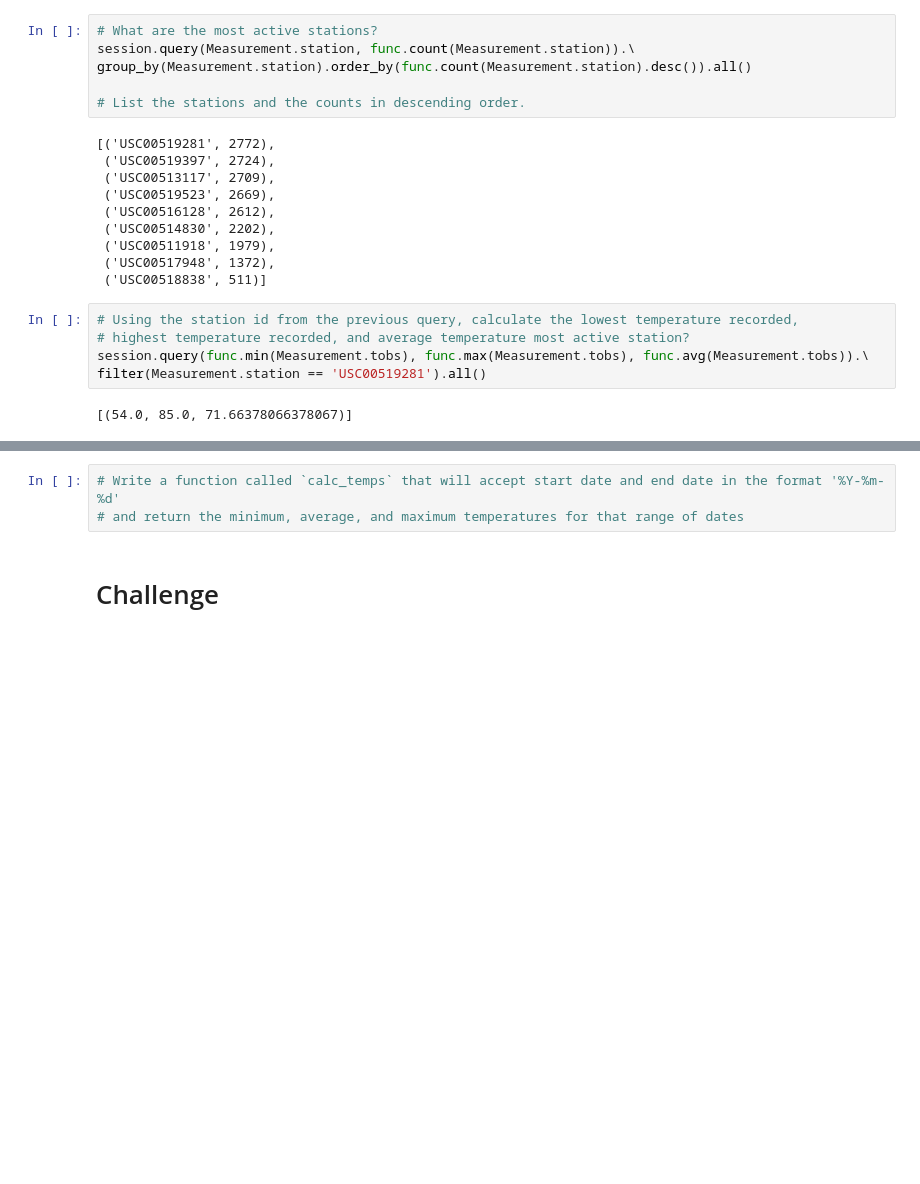
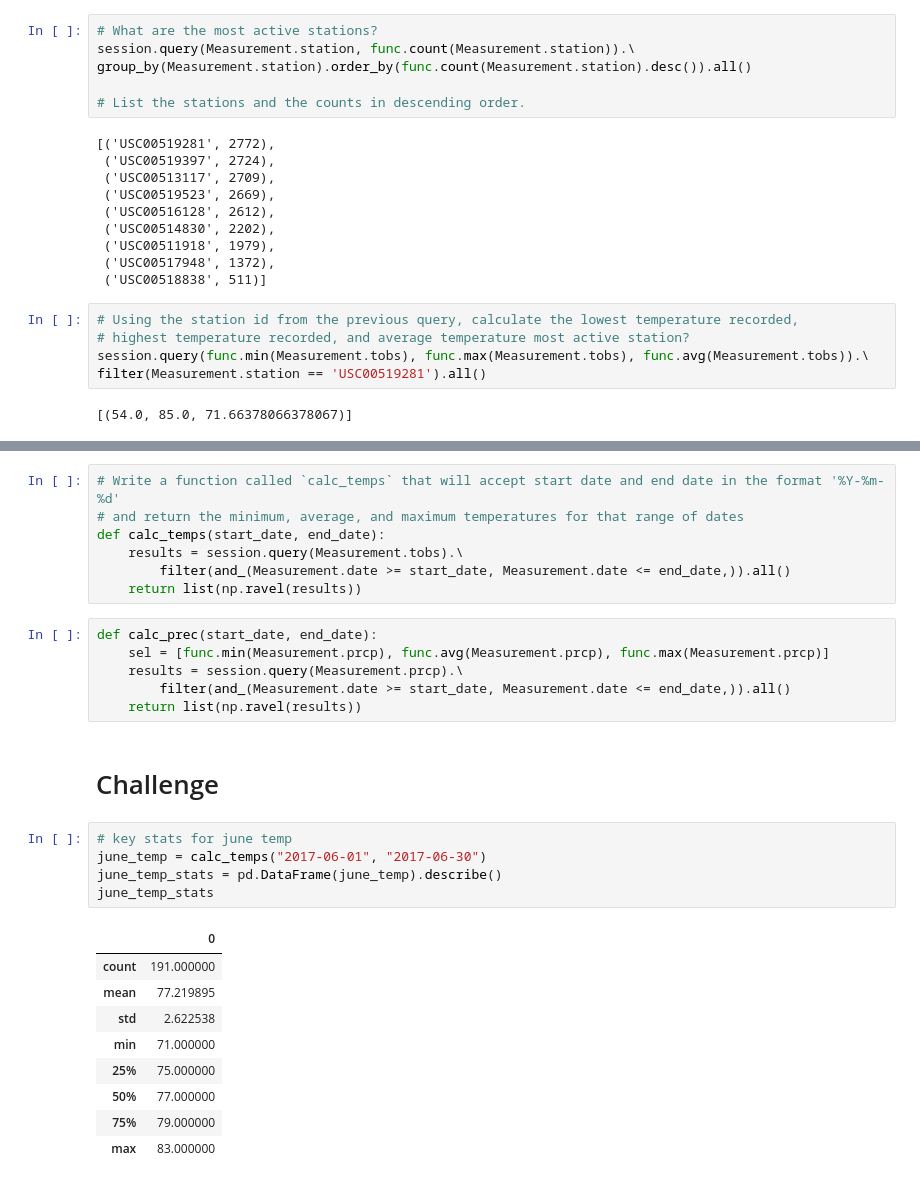
Before and after one commit to CristinaFoltea/surfs_up, a Jupyter notebook: climate_analysis.ipynb, the cells around one changed output, grey strips where cells are left out. Cells and saved outputs as stored; diff of their text form; blank space fills up the shorter version.

```diff
--- a/climate_analysis.ipynb
+++ b/climate_analysis.ipynb
@@ -112,5 +113,30 @@ plt.tight_layout()
 # %%
 # Write a function called `calc_temps` that will accept start date and end date in the format '%Y-%m-%d'
 # and return the minimum, average, and maximum temperatures for that range of dates
+def calc_temps(start_date, end_date):
+    results = session.query(Measurement.tobs).\
+        filter(and_(Measurement.date >= start_date, Measurement.date <= end_date,)).all()
+    return list(np.ravel(results))
+# %%
+def calc_prec(start_date, end_date):
+    sel = [func.min(Measurement.prcp), func.avg(Measurement.prcp), func.max(Measurement.prcp)]
+    results = session.query(Measurement.prcp).\
+        filter(and_(Measurement.date >= start_date, Measurement.date <= end_date,)).all()
+    return list(np.ravel(results))
 # %% [markdown]
 # Challenge
+# %%
+# key stats for june temp
+june_temp = calc_temps("2017-06-01", "2017-06-30")
+june_temp_stats = pd.DataFrame(june_temp).describe()
+june_temp_stats
+# %% [output]
+|  | 0 |
+| count | 191.000000 |
+| mean | 77.219895 |
+| std | 2.622538 |
+| min | 71.000000 |
+| 25% | 75.000000 |
+| 50% | 77.000000 |
+| 75% | 79.000000 |
+| max | 83.000000 |
```
Also changed, not shown: parts of 5 cells of this notebook.
